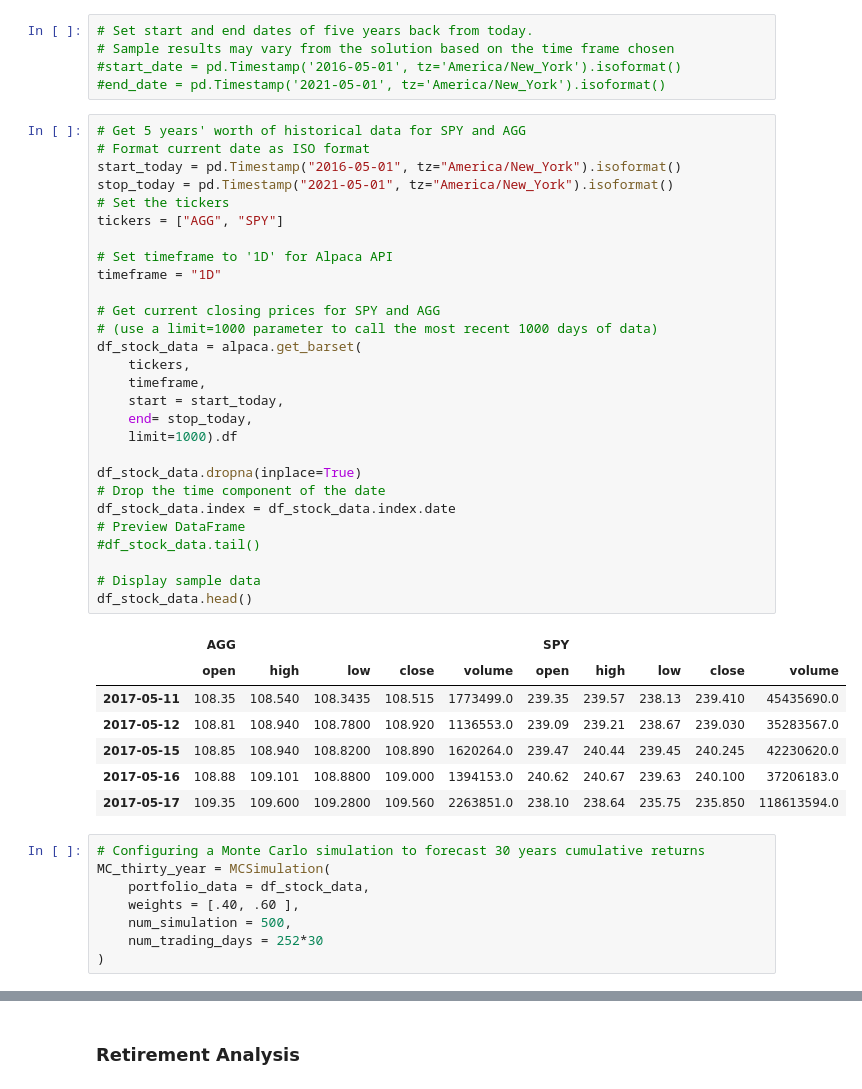
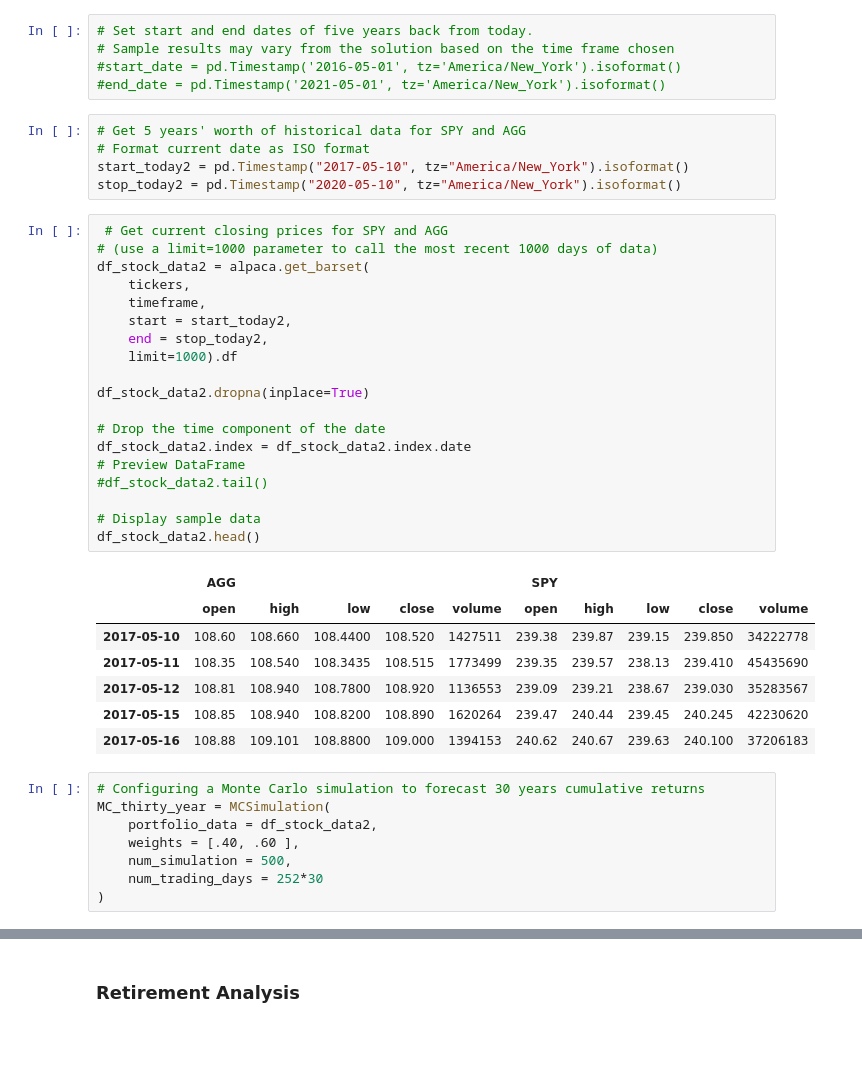
Before and after one commit to benjaminweymouth/financial-planning-monte-carlo, a Jupyter notebook: financial-planner.ipynb, the cells around one changed output, grey strips where cells are left out. Saved outputs shown, nothing was run; the diff lists cells and outputs as text; blank space fills up the shorter version.

```diff
--- a/financial-planner.ipynb
+++ b/financial-planner.ipynb
@@ -198,46 +194,42 @@ Congratulations! You have enough money in this fund
 # Sample results may vary from the solution based on the time frame chosen
 #start_date = pd.Timestamp('2016-05-01', tz='America/New_York').isoformat()
 #end_date = pd.Timestamp('2021-05-01', tz='America/New_York').isoformat()
+# %%
+# Get 5 years' worth of historical data for SPY and AGG
+# Format current date as ISO format
+start_today2 = pd.Timestamp("2017-05-10", tz="America/New_York").isoformat()
+stop_today2 = pd.Timestamp("2020-05-10", tz="America/New_York").isoformat()
 # %%
-# Get 5 years' worth of historical data for SPY and AGG
-# Format current date as ISO format
-start_today = pd.Timestamp("2016-05-01", tz="America/New_York").isoformat()
-stop_today = pd.Timestamp("2021-05-01", tz="America/New_York").isoformat()
-# Set the tickers
-tickers = ["AGG", "SPY"]
-
-# Set timeframe to '1D' for Alpaca API
-timeframe = "1D"
-
-# Get current closing prices for SPY and AGG
+ # Get current closing prices for SPY and AGG
 # (use a limit=1000 parameter to call the most recent 1000 days of data)
-df_stock_data = alpaca.get_barset(
+df_stock_data2 = alpaca.get_barset(
     tickers,
     timeframe,
-    start = start_today,
-    end= stop_today,
+    start = start_today2,
+    end = stop_today2,
     limit=1000).df
 
-df_stock_data.dropna(inplace=True)
+df_stock_data2.dropna(inplace=True)
+
 # Drop the time component of the date
-df_stock_data.index = df_stock_data.index.date
+df_stock_data2.index = df_stock_data2.index.date
 # Preview DataFrame
-#df_stock_data.tail()
+#df_stock_data2.tail()
 
 # Display sample data
-df_stock_data.head()
+df_stock_data2.head()
 # %% [output]
 |  | AGG |  |  |  |  | SPY |  |  |  |  |
 |  | open | high | low | close | volume | open | high | low | close | volume |
-| 2017-05-11 | 108.35 | 108.540 | 108.3435 | 108.515 | 1773499.0 | 239.35 | 239.57 | 238.13 | 239.410 | 45435690.0 |
-| 2017-05-12 | 108.81 | 108.940 | 108.7800 | 108.920 | 1136553.0 | 239.09 | 239.21 | 238.67 | 239.030 | 35283567.0 |
-| 2017-05-15 | 108.85 | 108.940 | 108.8200 | 108.890 | 1620264.0 | 239.47 | 240.44 | 239.45 | 240.245 | 42230620.0 |
-| 2017-05-16 | 108.88 | 109.101 | 108.8800 | 109.000 | 1394153.0 | 240.62 | 240.67 | 239.63 | 240.100 | 37206183.0 |
-| 2017-05-17 | 109.35 | 109.600 | 109.2800 | 109.560 | 2263851.0 | 238.10 | 238.64 | 235.75 | 235.850 | 118613594.0 |
+| 2017-05-10 | 108.60 | 108.660 | 108.4400 | 108.520 | 1427511 | 239.38 | 239.87 | 239.15 | 239.850 | 34222778 |
+| 2017-05-11 | 108.35 | 108.540 | 108.3435 | 108.515 | 1773499 | 239.35 | 239.57 | 238.13 | 239.410 | 45435690 |
+| 2017-05-12 | 108.81 | 108.940 | 108.7800 | 108.920 | 1136553 | 239.09 | 239.21 | 238.67 | 239.030 | 35283567 |
+| 2017-05-15 | 108.85 | 108.940 | 108.8200 | 108.890 | 1620264 | 239.47 | 240.44 | 239.45 | 240.245 | 42230620 |
+| 2017-05-16 | 108.88 | 109.101 | 108.8800 | 109.000 | 1394153 | 240.62 | 240.67 | 239.63 | 240.100 | 37206183 |
 # %%
 # Configuring a Monte Carlo simulation to forecast 30 years cumulative returns
 MC_thirty_year = MCSimulation(
-    portfolio_data = df_stock_data,
+    portfolio_data = df_stock_data2,
     weights = [.40, .60 ],
     num_simulation = 500,
     num_trading_days = 252*30
```
Also changed, not shown: parts of 15 cells of this notebook, 1 other file.
